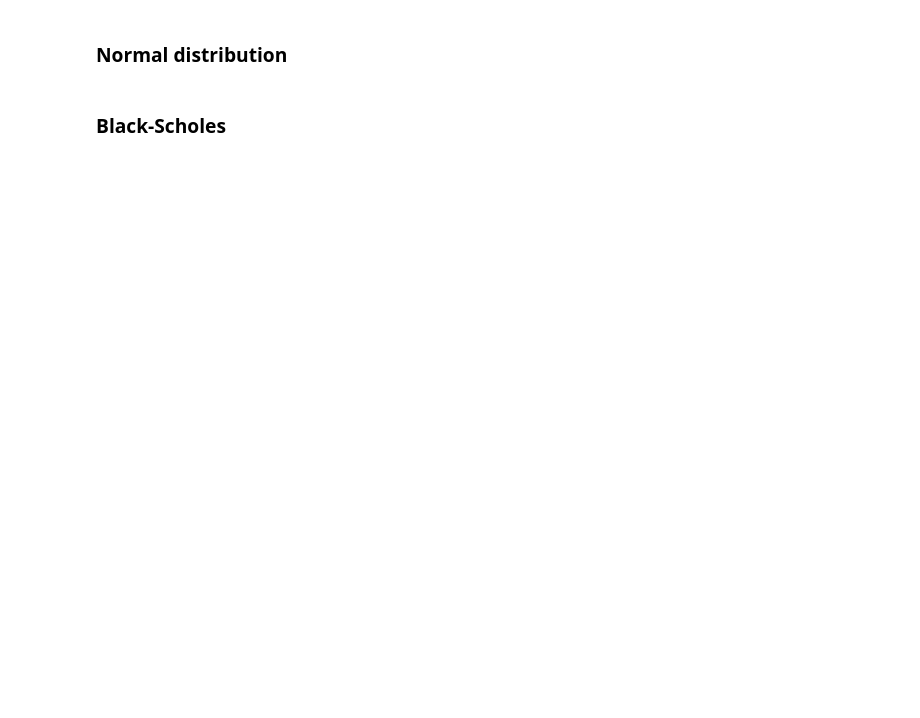
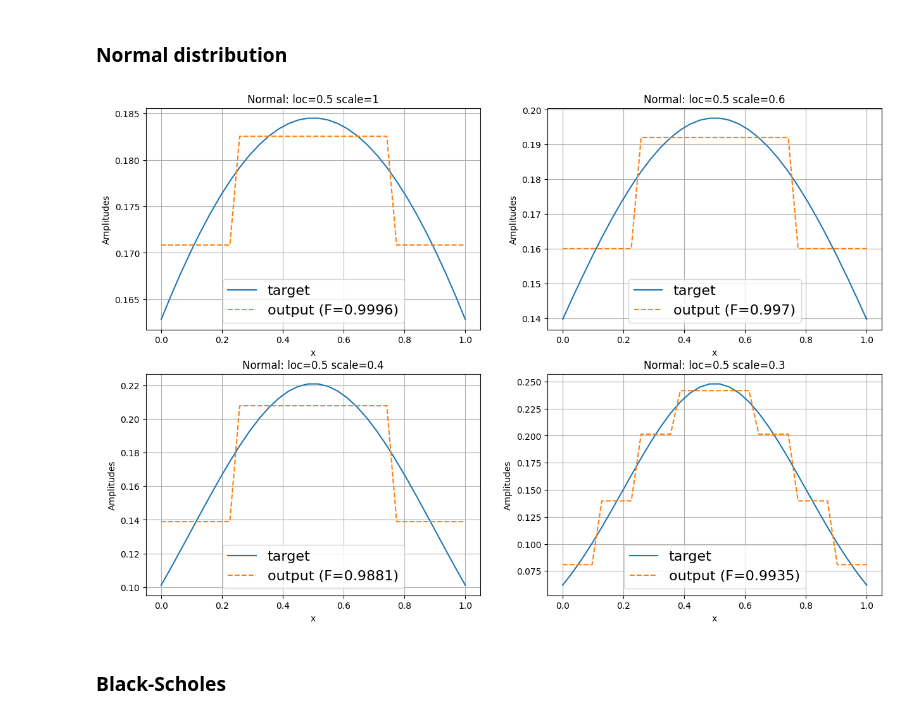
Before and after one commit to IsmaelCesar/sanches-modified, a Jupyter notebook: replicates/distributions.ipynb, the cells around one changed output. Saved outputs shown, nothing was run; the diff lists cells and outputs as text; code cells hidden in the pictures; blank space fills up the shorter version.

```diff
--- a/replicates/distributions.ipynb
+++ b/replicates/distributions.ipynb
@@ -145,7 +151,7 @@ plt.show()
 ### Normal distribution
 # %%
 interval = (0, 1)
-num_qubits = 3
+num_qubits = 5
 
 scales = [1, 0.6, 0.4, 0.3]
 
@@ -163,7 +169,7 @@ for scale in scales:
     init_params = sanchez.init_params
     t_sanchez = transpile(sanchez, basis_gates=["u", "cx"])
 
-    em = ExperimentModule(t_sanchez, SPSA(maxiter=3000), target_state=normal_amplitudes, init_params=init_params,  device="GPU")
+    em = ExperimentModule(t_sanchez, COBYLA(tol=1e-9), target_state=normal_amplitudes, init_params=init_params,  device="GPU")
 
     res = em.minimize()
 
@@ -176,20 +182,26 @@ for scale in scales:
 # %%
 t_sanchez.draw("mpl", style="clifford")
 # %%
-fig, axes = plt.subplots(2, 2, figsize=(10, 5))
+fig, axes = plt.subplots(2, 2, figsize=(15, 10))
 
 x_points = np.linspace(*interval, 2**num_qubits)
 
 axes = axes.reshape(-1)
 
-for (ax, targ_state, approx_state) in zip(axes, target_states, approx_states):
+for (ax, targ_state, approx_state, sigma) in zip(axes, target_states, approx_states, scales):
     fid = np.abs(targ_state @ approx_state)**2
+    ax.set_title(f"Normal: loc=0.5 scale={sigma}")
     ax.plot(x_points, targ_state, label="target")
     ax.plot(x_points, approx_state, "--", label=f"output (F={np.round(fid, 4)})")
+    ax.set_xlabel("x")
+    ax.set_ylabel("Amplitudes")
     ax.grid()
-    ax.legend(loc="best")
+    ax.legend(loc="best", fontsize=16)
 
 axes = axes.reshape(2, 2)
+fig.savefig("../results/normal_dist.png")
+# %% [output]
+[figure, added]
 # %% [markdown]
 ### Black-Scholes
 # %%
```
Also changed, not shown: parts of 4 cells of this notebook.
